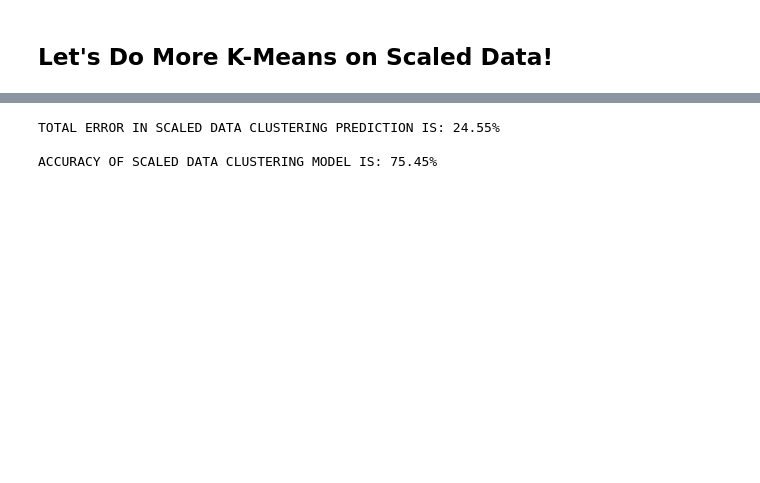
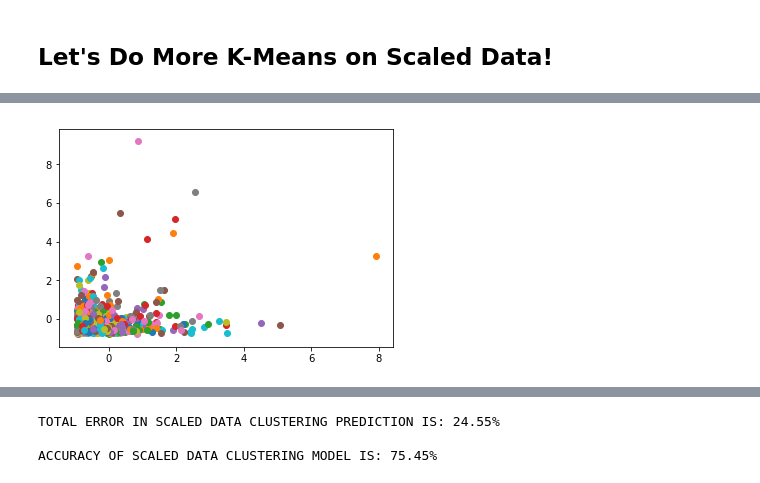
Before and after one commit to fchikwekwe/IntroToMachineLearning, a Jupyter notebook: Wholesale_Data_Assignment.ipynb, the cells around one changed output, grey strips where cells are left out. Cells and saved outputs as stored; diff of their text form; code cells hidden in the pictures; blank space fills up the shorter version.

```diff
--- a/Wholesale_Data_Assignment.ipynb
+++ b/Wholesale_Data_Assignment.ipynb
@@ -240,3 +225,12 @@ cmat_(cmat_obj)
+# %%
+for k, (i,j) in enumerate(zip(X_scaled[:, 0], X_scaled[:, 1])):
+    plt.scatter(i, j)
+
+plt.show()
+
+# oof!
+# %% [output]
+[figure, added]
 # %%
 # STEP 1: Instantiate our model with best guess as to n_clusters.
 kmeans_model = KMeans(n_clusters=ACTUAL_NUM_OF_CLUSTERS)
```
Also changed, not shown: parts of 28 cells of this notebook.
